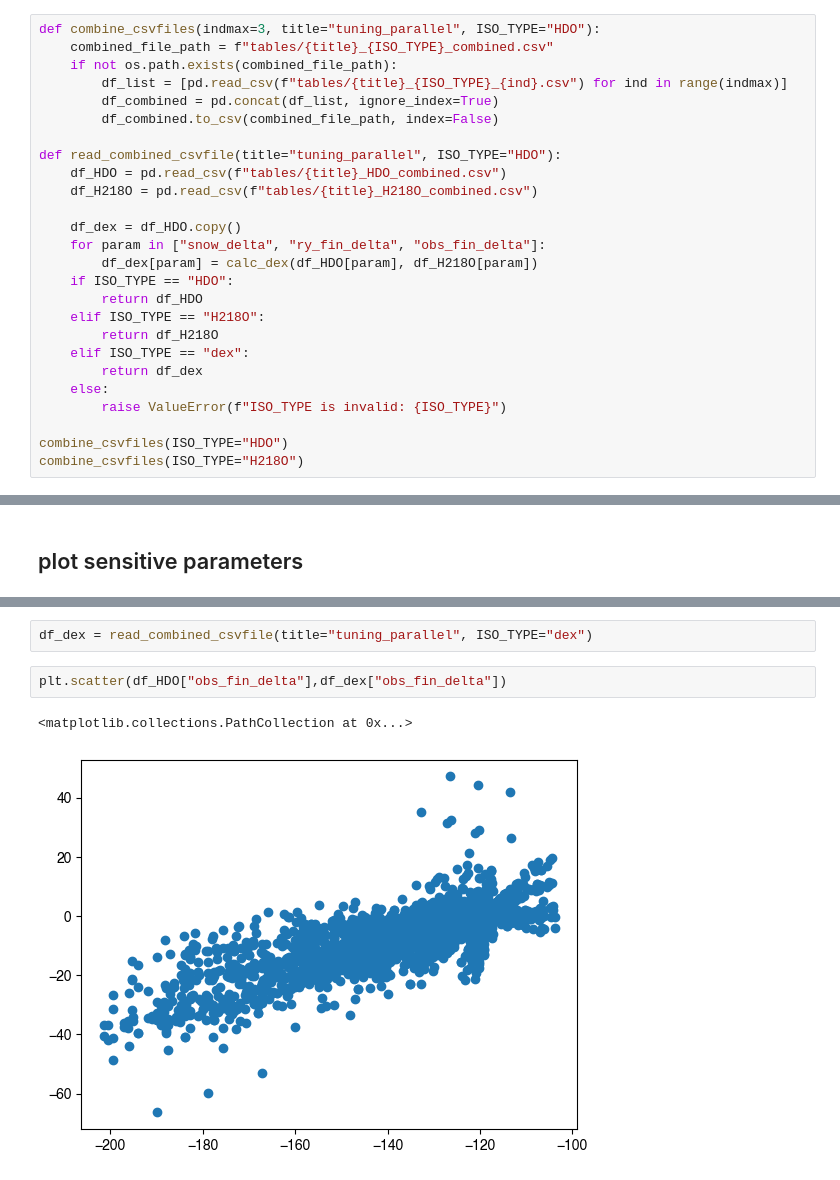
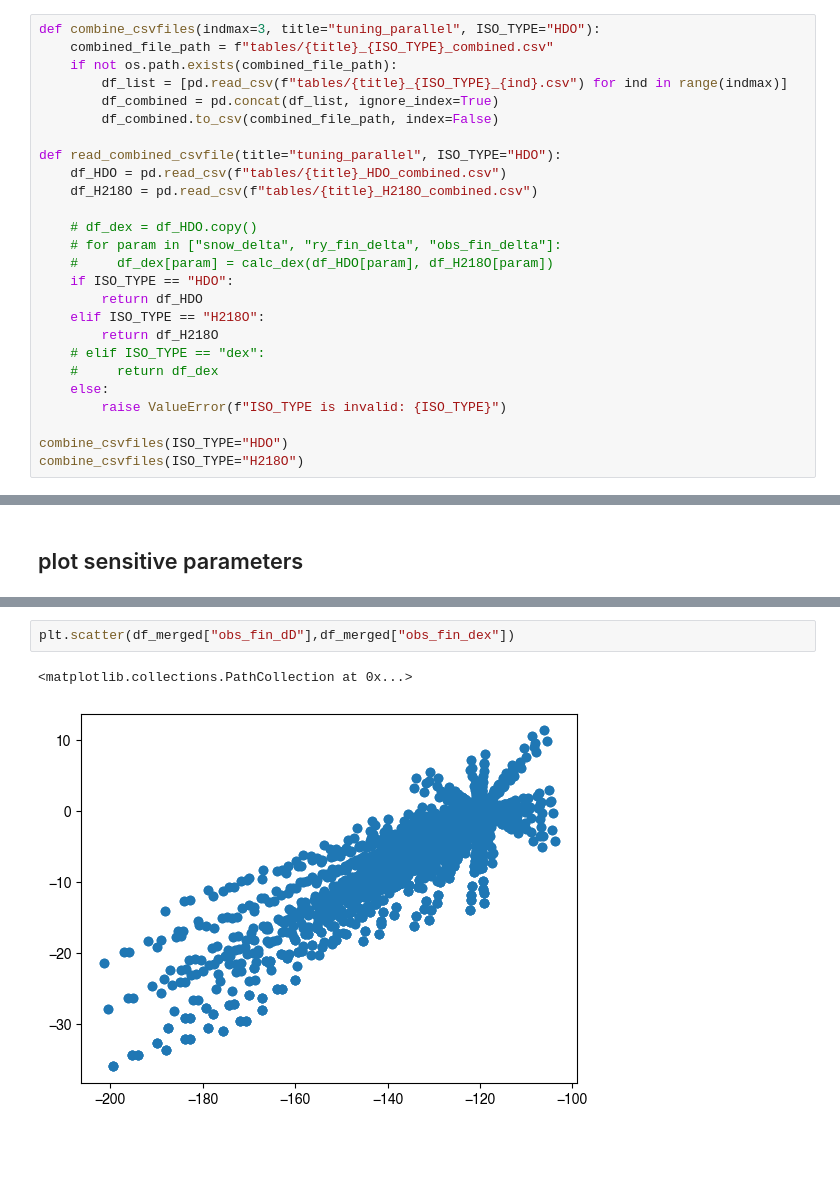
Before and after one commit to kanonundgigue/IsoFracPy, a Jupyter notebook: analysis/check_tuning_all_combination.ipynb, the cells around one changed output, grey strips where cells are left out. Cells and saved outputs as stored; diff of their text form; blank space fills up the shorter version.

```diff
--- a/analysis/check_tuning_all_combination.ipynb
+++ b/analysis/check_tuning_all_combination.ipynb
@@ -98,15 +72,15 @@ def read_combined_csvfile(title="tuning_parallel", ISO_TYPE="HDO"):
     df_HDO = pd.read_csv(f"tables/{title}_HDO_combined.csv")
     df_H218O = pd.read_csv(f"tables/{title}_H218O_combined.csv")
 
-    df_dex = df_HDO.copy()
-    for param in ["snow_delta", "ry_fin_delta", "obs_fin_delta"]:
-        df_dex[param] = calc_dex(df_HDO[param], df_H218O[param])
+    # df_dex = df_HDO.copy()
+    # for param in ["snow_delta", "ry_fin_delta", "obs_fin_delta"]:
+    #     df_dex[param] = calc_dex(df_HDO[param], df_H218O[param])
     if ISO_TYPE == "HDO":
         return df_HDO
     elif ISO_TYPE == "H218O":
         return df_H218O
-    elif ISO_TYPE == "dex":
-        return df_dex
+    # elif ISO_TYPE == "dex":
+    #     return df_dex
     else:
         raise ValueError(f"ISO_TYPE is invalid: {ISO_TYPE}")
 
@@ -317,7 +357,5 @@ df_dex[["resub_factor","temp_air_fin","prcp_duration","obs_fin_delta"]]
-# %%
-df_dex = read_combined_csvfile(title="tuning_parallel", ISO_TYPE="dex")
 # %%
-plt.scatter(df_HDO["obs_fin_delta"],df_dex["obs_fin_delta"])
+plt.scatter(df_merged["obs_fin_dD"],df_merged["obs_fin_dex"])
 # %% [output]
 <matplotlib.collections.PathCollection at 0x...>
-[figure, old version]
+[figure, new version]
```
Also changed, not shown: parts of 14 cells of this notebook, 11 other files.
